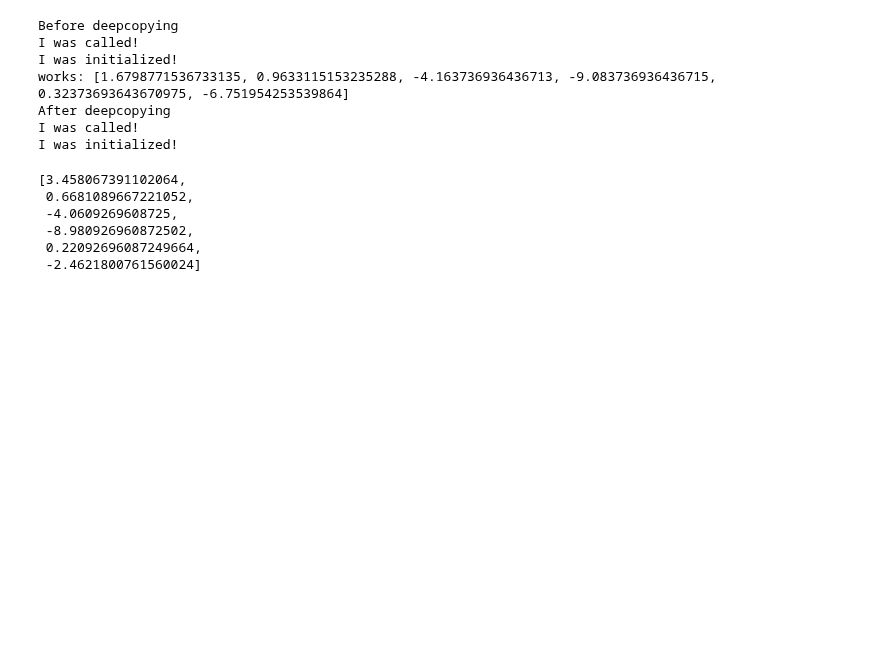
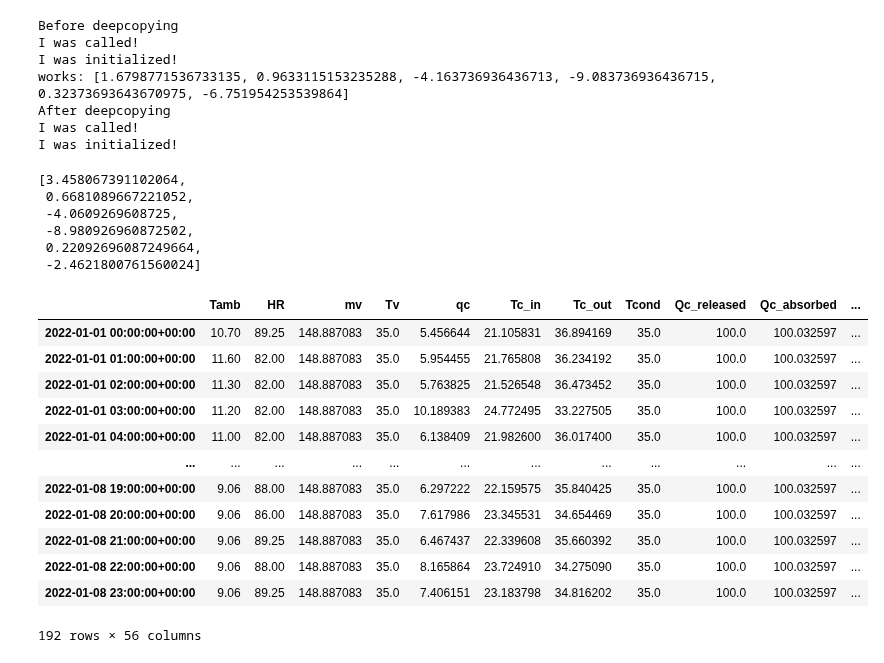
Before and after one commit to juan11iguel/SOLhycool, a Jupyter notebook: simulation/notebooks/test.ipynb, the cells around one changed output. Drawn from its saved outputs; the diff is of its cells as text; code cells hidden in the pictures; blank space fills up the shorter version.

```diff
--- a/simulation/notebooks/test.ipynb
+++ b/simulation/notebooks/test.ipynb
@@ -106,3 +106,27 @@ df_results = pd.DataFrame([r[1] for r in results], index=[r[0] for r in results]
 df_results.to_csv(output_path / "dc_preliminary_results.csv")
 logger.info(f"Results saved in {output_path}")
 df_results
+# %%
+import pandas as pd
+
+file_path = "/workspaces/SOLhycool/simulation/results/20220101_20220601/df_sim_eval_at_20250304T1234"
+
+df = pd.read_hdf(f"{file_path}.h5")
+
+display(df)
+
+df.to_csv(f"{file_path}.csv")
+# %% [output]
+|  | Tamb | HR | mv | Tv | qc | Tc_in | Tc_out | Tcond | Qc_released | Qc_absorbed | ... |
+| 2022-01-01 00:00:00+00:00 | 10.70 | 89.25 | 148.887083 | 35.0 | 5.456644 | 21.105831 | 36.894169 | 35.0 | 100.0 | 100.032597 | ... |
+| 2022-01-01 01:00:00+00:00 | 11.60 | 82.00 | 148.887083 | 35.0 | 5.954455 | 21.765808 | 36.234192 | 35.0 | 100.0 | 100.032597 | ... |
+| 2022-01-01 02:00:00+00:00 | 11.30 | 82.00 | 148.887083 | 35.0 | 5.763825 | 21.526548 | 36.473452 | 35.0 | 100.0 | 100.032597 | ... |
+| 2022-01-01 03:00:00+00:00 | 11.20 | 82.00 | 148.887083 | 35.0 | 10.189383 | 24.772495 | 33.227505 | 35.0 | 100.0 | 100.032597 | ... |
+| 2022-01-01 04:00:00+00:00 | 11.00 | 82.00 | 148.887083 | 35.0 | 6.138409 | 21.982600 | 36.017400 | 35.0 | 100.0 | 100.032597 | ... |
+| ... | ... | ... | ... | ... | ... | ... | ... | ... | ... | ... | ... |
+| 2022-01-08 19:00:00+00:00 | 9.06 | 88.00 | 148.887083 | 35.0 | 6.297222 | 22.159575 | 35.840425 | 35.0 | 100.0 | 100.032597 | ... |
+| 2022-01-08 20:00:00+00:00 | 9.06 | 86.00 | 148.887083 | 35.0 | 7.617986 | 23.345531 | 34.654469 | 35.0 | 100.0 | 100.032597 | ... |
+| 2022-01-08 21:00:00+00:00 | 9.06 | 89.25 | 148.887083 | 35.0 | 6.467437 | 22.339608 | 35.660392 | 35.0 | 100.0 | 100.032597 | ... |
+| 2022-01-08 22:00:00+00:00 | 9.06 | 88.00 | 148.887083 | 35.0 | 8.165864 | 23.724910 | 34.275090 | 35.0 | 100.0 | 100.032597 | ... |
+| 2022-01-08 23:00:00+00:00 | 9.06 | 89.25 | 148.887083 | 35.0 | 7.406151 | 23.183798 | 34.816202 | 35.0 | 100.0 | 100.032597 | ... |
+192 rows × 56 columns
```
Also changed, not shown: 20 other files.
